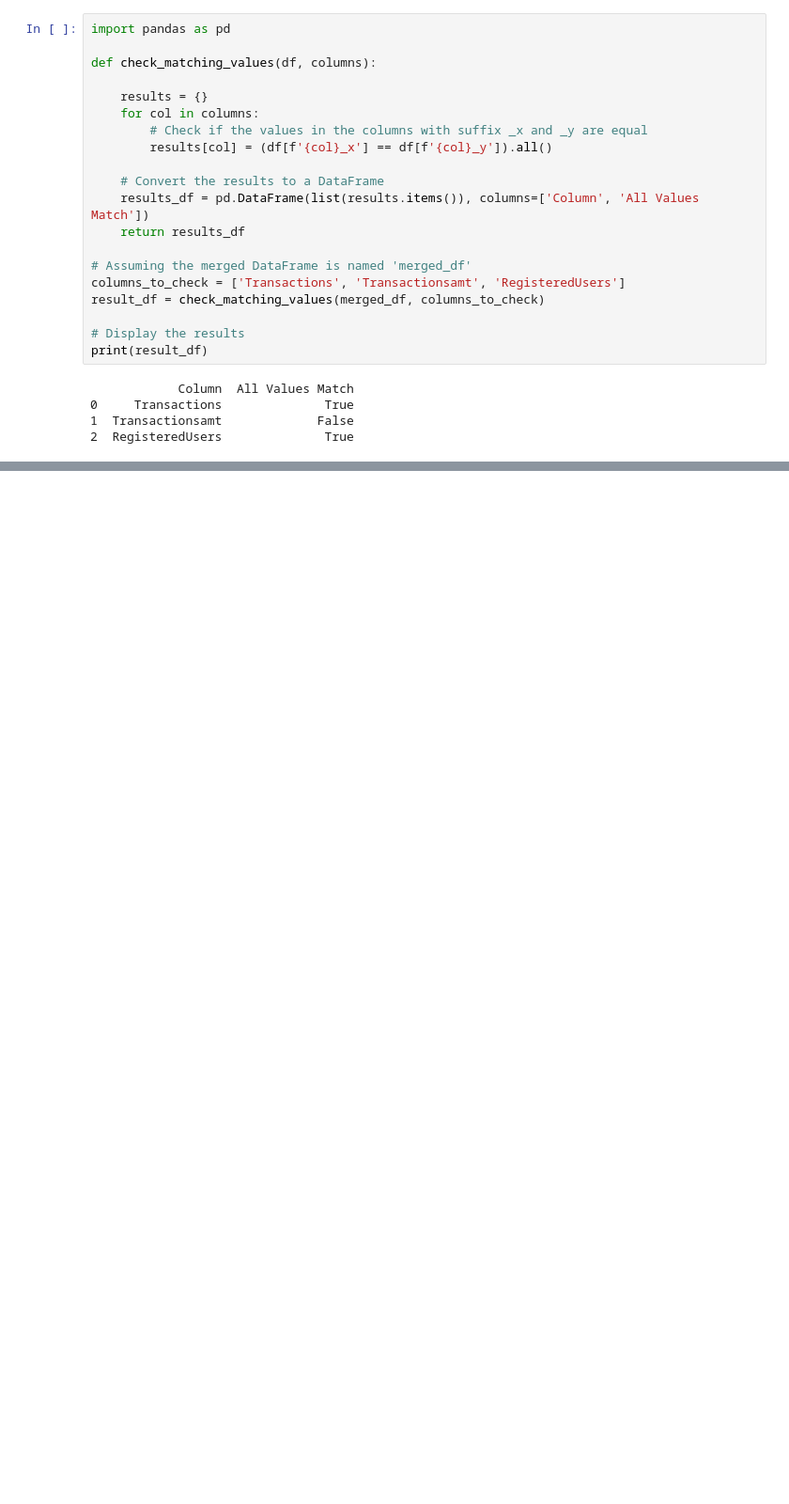
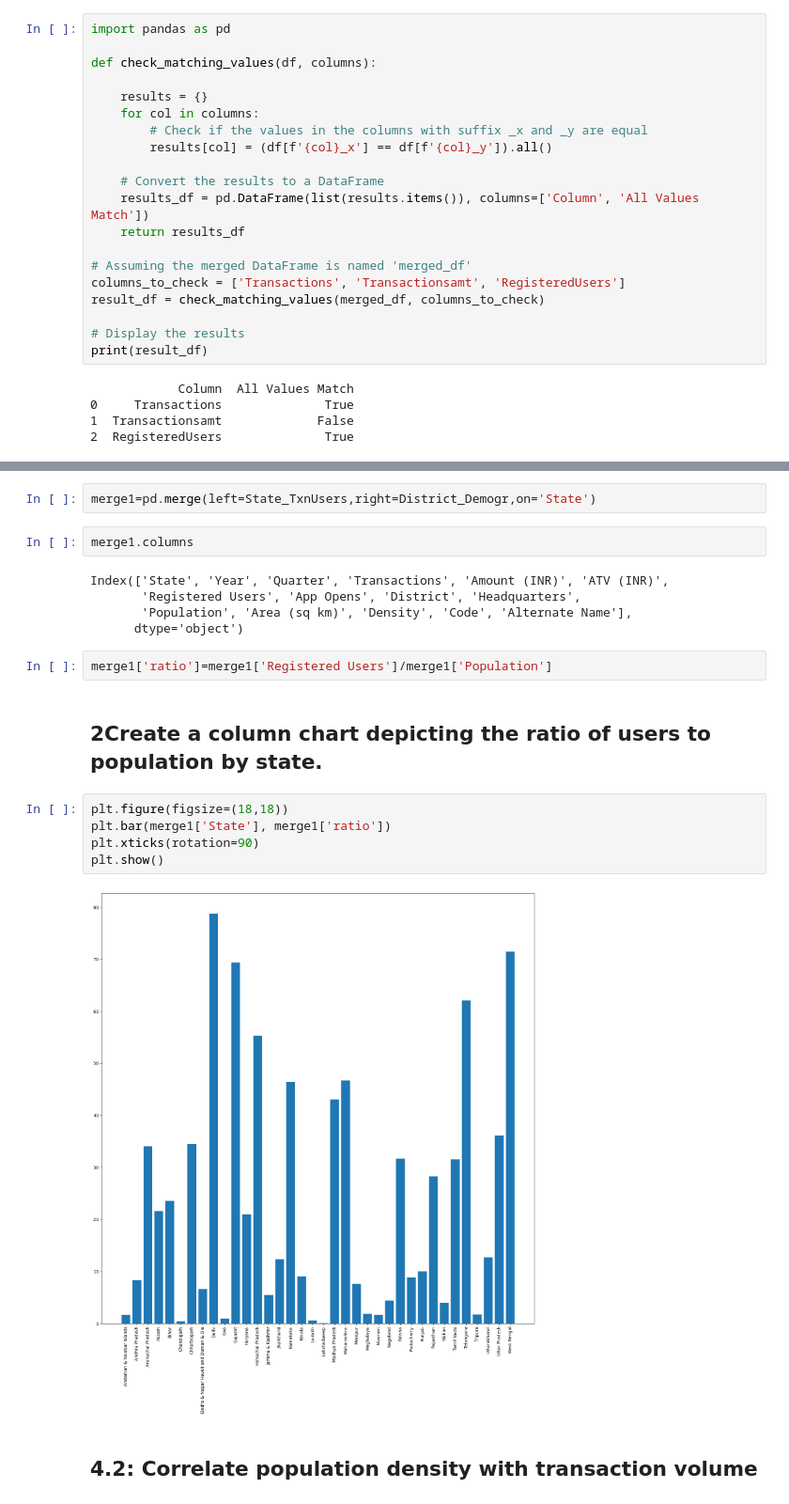
Before and after one commit to Aakash-data/PhonePe-Digital-Payments, a Jupyter notebook: Phonepay.ipynb, the cells around one changed output, grey strips where cells are left out. Shown at 94% size. Saved outputs shown, nothing was run; the diff lists cells and outputs as text; blank space fills up the shorter version.

```diff
--- a/Phonepay.ipynb
+++ b/Phonepay.ipynb
@@ -789,0 +804,22 @@ print(result_df)
+# %%
+merge1=pd.merge(left=State_TxnUsers,right=District_Demogr,on='State')
+# %%
+merge1.columns
+# %% [output]
+Index(['State', 'Year', 'Quarter', 'Transactions', 'Amount (INR)', 'ATV (INR)',
+       'Registered Users', 'App Opens', 'District', 'Headquarters',
+       'Population', 'Area (sq km)', 'Density', 'Code', 'Alternate Name'],
+      dtype='object')
+# %%
+merge1['ratio']=merge1['Registered Users']/merge1['Population']
+# %% [markdown]
+## 2Create a column chart depicting the ratio of users to population by state.
+# %%
+plt.figure(figsize=(18,18))
+plt.bar(merge1['State'], merge1['ratio'])
+plt.xticks(rotation=90)
+plt.show()
+# %% [output]
+[figure, added]
+# %% [markdown]
+## 4.2: Correlate population density with transaction volume
```
Also changed, not shown: parts of 46 cells of this notebook.
